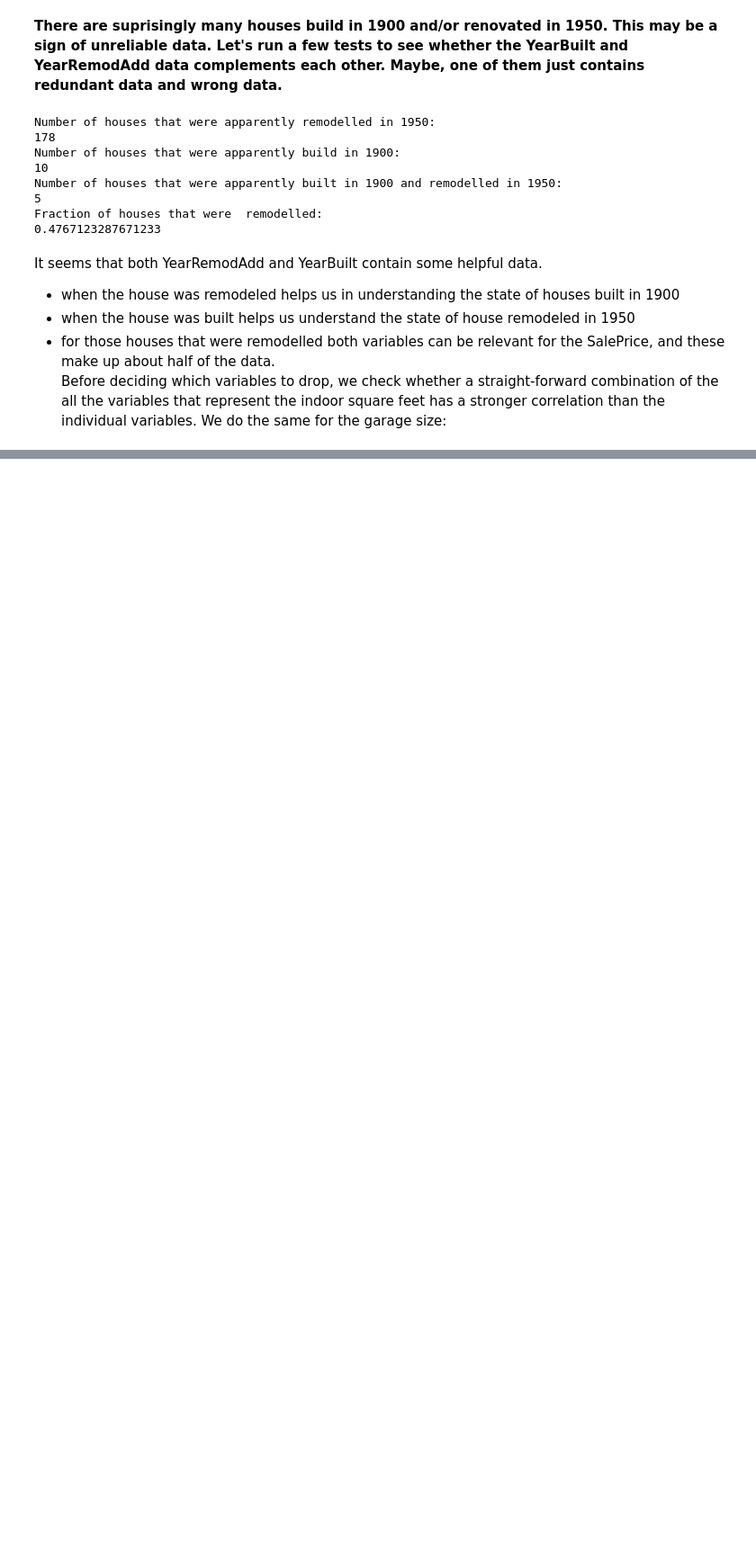
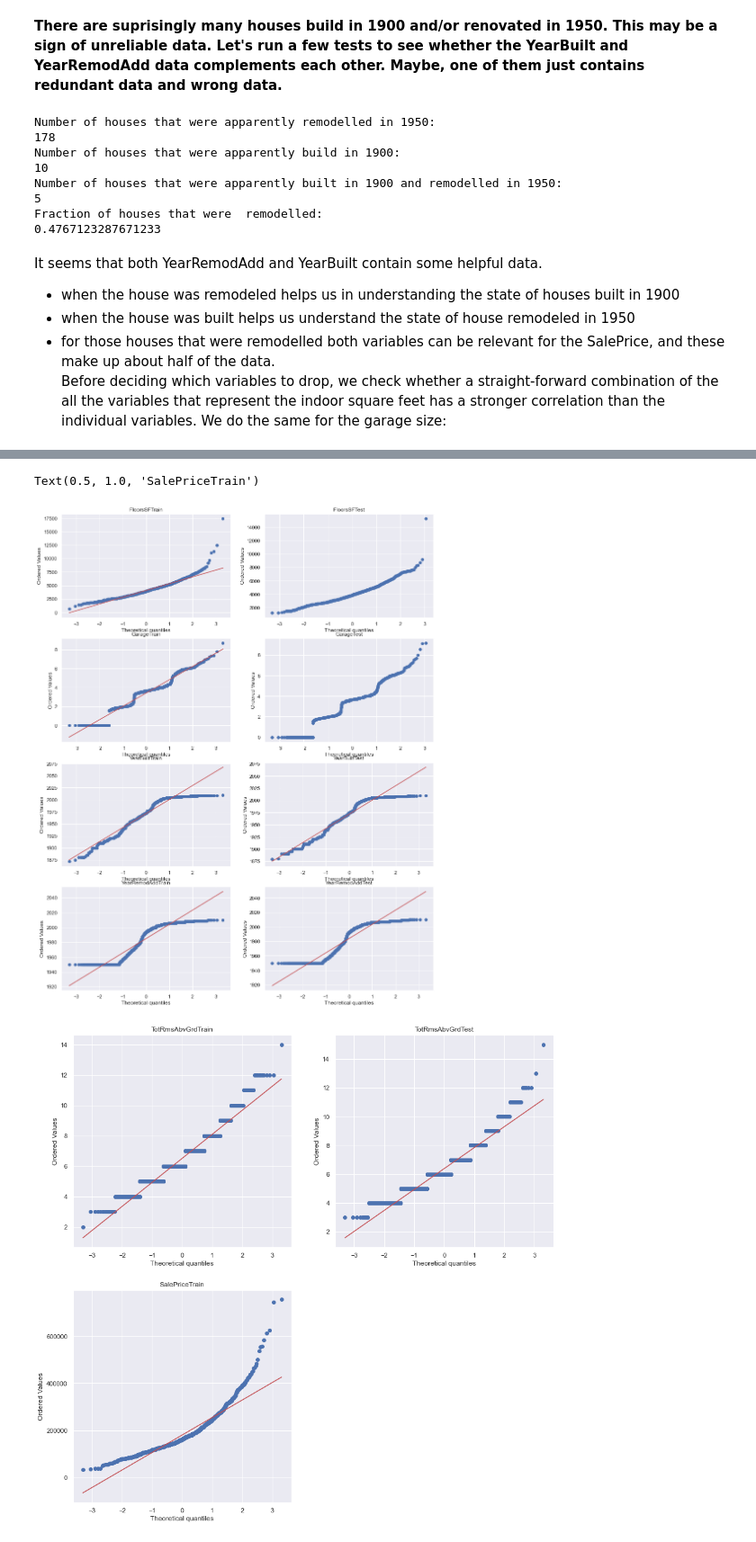
Before and after one commit to Ak-Gautam/Regularised_L_M, a Jupyter notebook: RLM.ipynb, the cells around one changed output, grey strips where cells are left out. Shown: that part at 90% size. Saved outputs shown, nothing was run; the diff lists cells and outputs as text; code cells hidden in the pictures; blank space fills up the shorter version.

```diff
--- a/RLM.ipynb
+++ b/RLM.ipynb
@@ -228,0 +270,40 @@ train['FloorsSF'] = train['1stFlrSF']+train['TotalBsmtSF']
+# %%
+figa = plt.figure(figsize=(15,30))
+ax1 = plt.subplot(621)
+results = stats.probplot(train['FloorsSF'], plot=ax1)
+ax1.set_title("FloorsSFTrain")
+ax2 = plt.subplot(622)
+results = stats.probplot(test['FloorsSF'], plot=ax2)
+ax2.set_title("FloorsSFTest")
+ax3 = plt.subplot(623)
+results = stats.probplot(train['Garage'], plot=ax3)
+ax3.set_title("GarageTrain")
+ax4 = plt.subplot(624)
+results = stats.probplot(test['Garage'], plot=ax4)
+ax4.set_title("GarageTest")
+ax5 = plt.subplot(625)
+results = stats.probplot(train['YearBuilt'], plot=ax5)
+ax5.set_title("YearBuiltTrain")
+ax6 = plt.subplot(626)
+results = stats.probplot(test['YearBuilt'], plot=ax6)
+ax6.set_title("YearBuiltTest")
+ax7 = plt.subplot(627)
+results = stats.probplot(train['YearRemodAdd'], plot=ax7)
+ax7.set_title("YearRemodAddTrain")
+ax8= plt.subplot(628)
+results = stats.probplot(test['YearRemodAdd'], plot=ax8)
+ax8.set_title("YearRemodAddTest")
+figb = plt.figure(figsize=(15,15))
+ax1 = plt.subplot(221)
+results = stats.probplot(train['TotRmsAbvGrd'], plot=ax1)
+ax1.set_title("TotRmsAbvGrdTrain")
+ax2 = plt.subplot(222)
+results = stats.probplot(test['TotRmsAbvGrd'], plot=ax2)
+ax2.set_title("TotRmsAbvGrdTest")
+ax3 = plt.subplot(223)
+results = stats.probplot(train['SalePrice'], plot=ax3)
+ax3.set_title("SalePriceTrain")
+# %% [output]
+Text(0.5, 1.0, 'SalePriceTrain')
+[figure, added]
+[figure, added]
```
Also changed, not shown: parts of 25 cells of this notebook.
